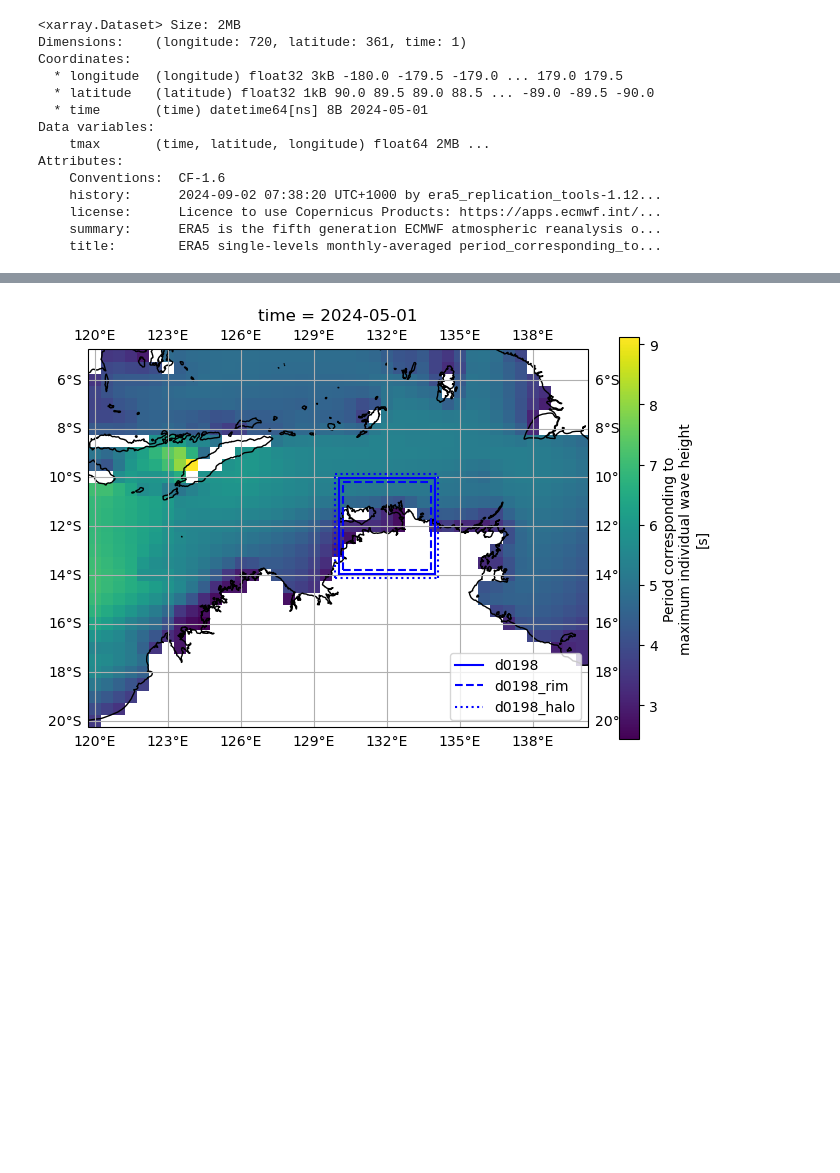
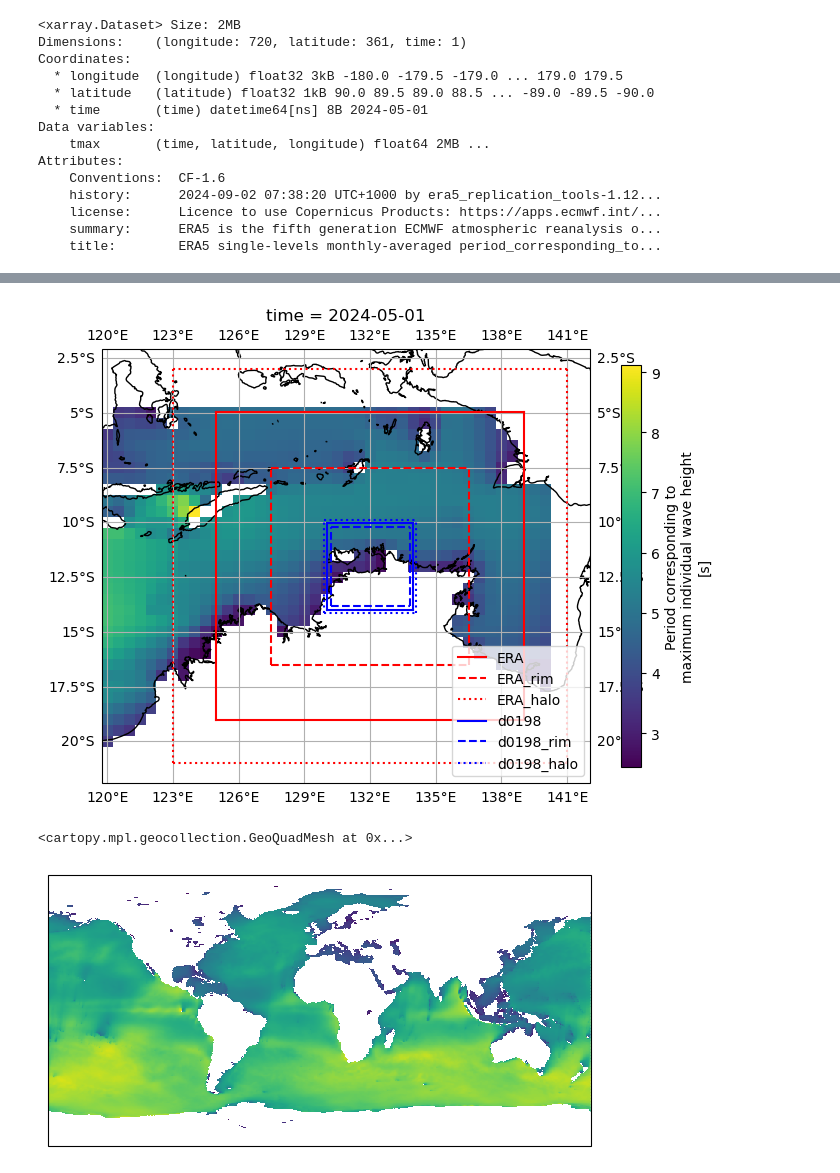
Before and after one commit to 21centuryweather/UM_configuration_tools, a Jupyter notebook: UM_plot_domain.ipynb, the cells around one changed output, grey strips where cells are left out. Cells and saved outputs as stored; diff of their text form; code cells hidden in the pictures; blank space fills up the shorter version.

```diff
--- a/UM_plot_domain.ipynb
+++ b/UM_plot_domain.ipynb
@@ -83,17 +88,29 @@ plt.tight_layout()
 # %%
 plt.figure(figsize=(7,7))
 ax = plt.axes(projection=ccrs.PlateCarree())
-ERA5_temp.tmax.sel(longitude=slice(120,140),latitude=slice(-5,-20)).plot(
+ERA5_wave.tmax.sel(longitude=slice(120,140),latitude=slice(-5,-20)).plot(
     ax=ax,
     cbar_kwargs={"orientation": "vertical", "shrink": 0.6, "aspect": 20})
 ax.gridlines(draw_labels=True)
 
+plot_region(ax, 'ERA', centre=CENTRE, res=ERA_RES, size=ERA_SIZE, color='r')
 plot_region(ax, 'd0198', centre=CENTRE, res=RES, size=SIZE, color='b')
 ax.coastlines('10m')
 ax.legend(loc='lower right');
 plt.tight_layout()
 # %% [output]
-[figure, old version]
+[figure, new version]
+# %%
+# Use iris
+plt.figure(figsize=(7,7))
+ax = plt.axes(projection=ccrs.PlateCarree())
+
+ERA5_cube = iris.load_cube(ERA5_wave_file)
+
+iris.plot.pcolormesh(ERA5_cube[0], axes=ax)
+# %% [output]
+<cartopy.mpl.geocollection.GeoQuadMesh at 0x...>
+[figure, added]
 # %%
 # Rotated pole example
 CENTRE=[-68.0,130.0]
```
Also changed, not shown: parts of 6 cells of this notebook.
